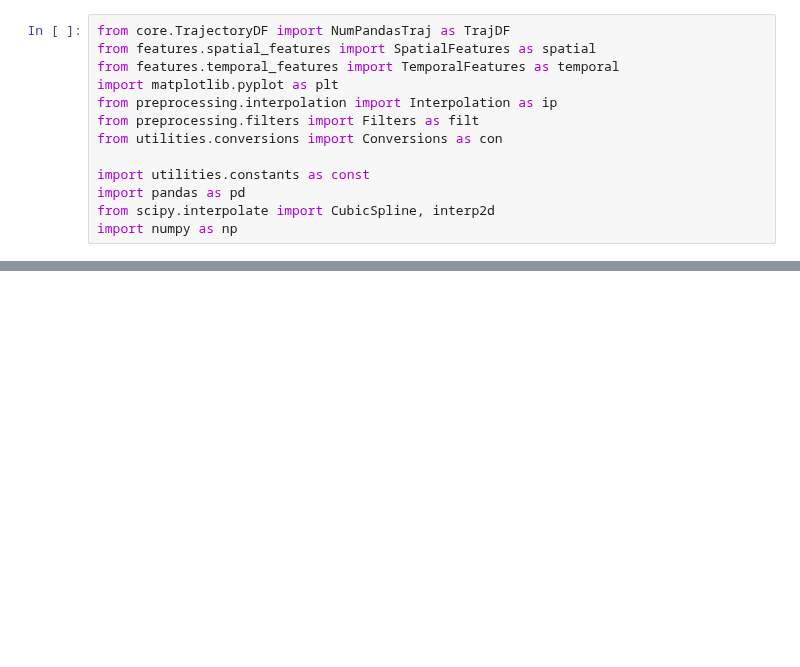
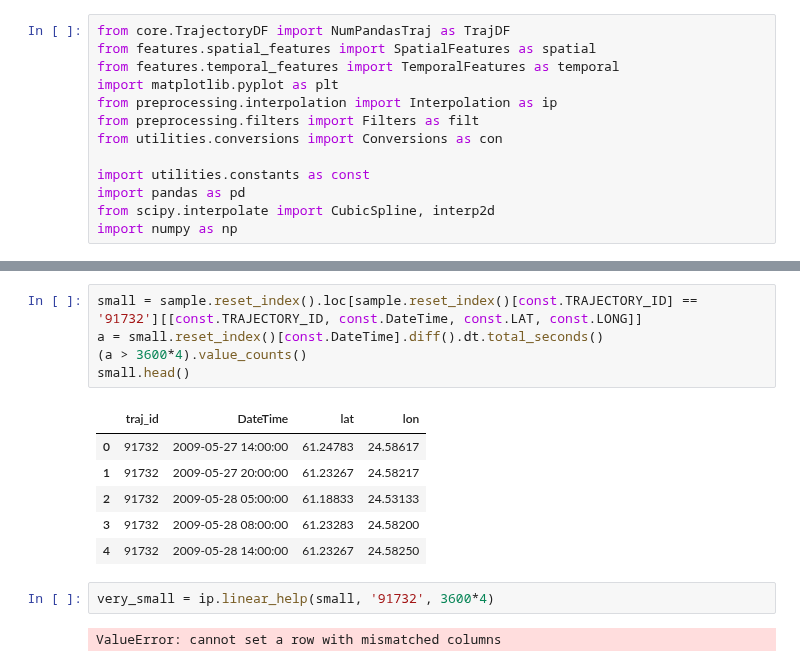
Before and after one commit to YakshHaranwala/PTRAIL, a Jupyter notebook: examples/spline_test.ipynb, the cells around one changed output, grey strips where cells are left out. Saved outputs shown, nothing was run; the diff lists cells and outputs as text; blank space fills up the shorter version.

Commit message:
Trying to parallelize the linear IP.

```diff
--- a/examples/spline_test.ipynb
+++ b/examples/spline_test.ipynb
@@ -108,0 +103,16 @@ sample.head()
+# %%
+small = sample.reset_index().loc[sample.reset_index()[const.TRAJECTORY_ID] == '91732'][[const.TRAJECTORY_ID, const.DateTime, const.LAT, const.LONG]]
+a = small.reset_index()[const.DateTime].diff().dt.total_seconds()
+(a > 3600*4).value_counts()
+small.head()
+# %% [output]
+|  | traj_id | DateTime | lat | lon |
+| 0 | 91732 | 2009-05-27 14:00:00 | 61.24783 | 24.58617 |
+| 1 | 91732 | 2009-05-27 20:00:00 | 61.23267 | 24.58217 |
+| 2 | 91732 | 2009-05-28 05:00:00 | 61.18833 | 24.53133 |
+| 3 | 91732 | 2009-05-28 08:00:00 | 61.23283 | 24.58200 |
+| 4 | 91732 | 2009-05-28 14:00:00 | 61.23267 | 24.58250 |
+# %%
+very_small = ip.linear_help(small, '91732', 3600*4)
+# %% [output]
+ValueError: cannot set a row with mismatched columns
```
Also changed, not shown: parts of 7 cells of this notebook, 1 other file.
